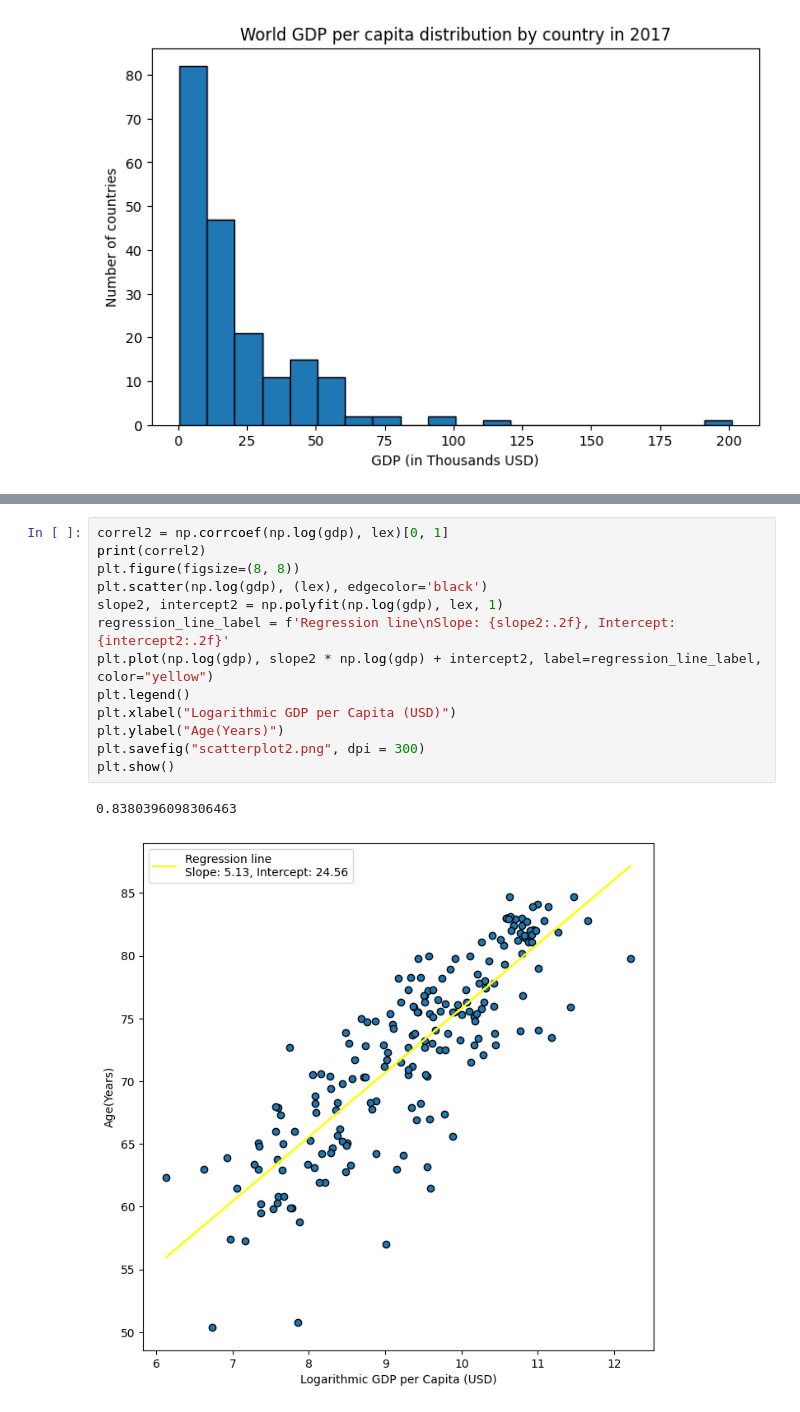
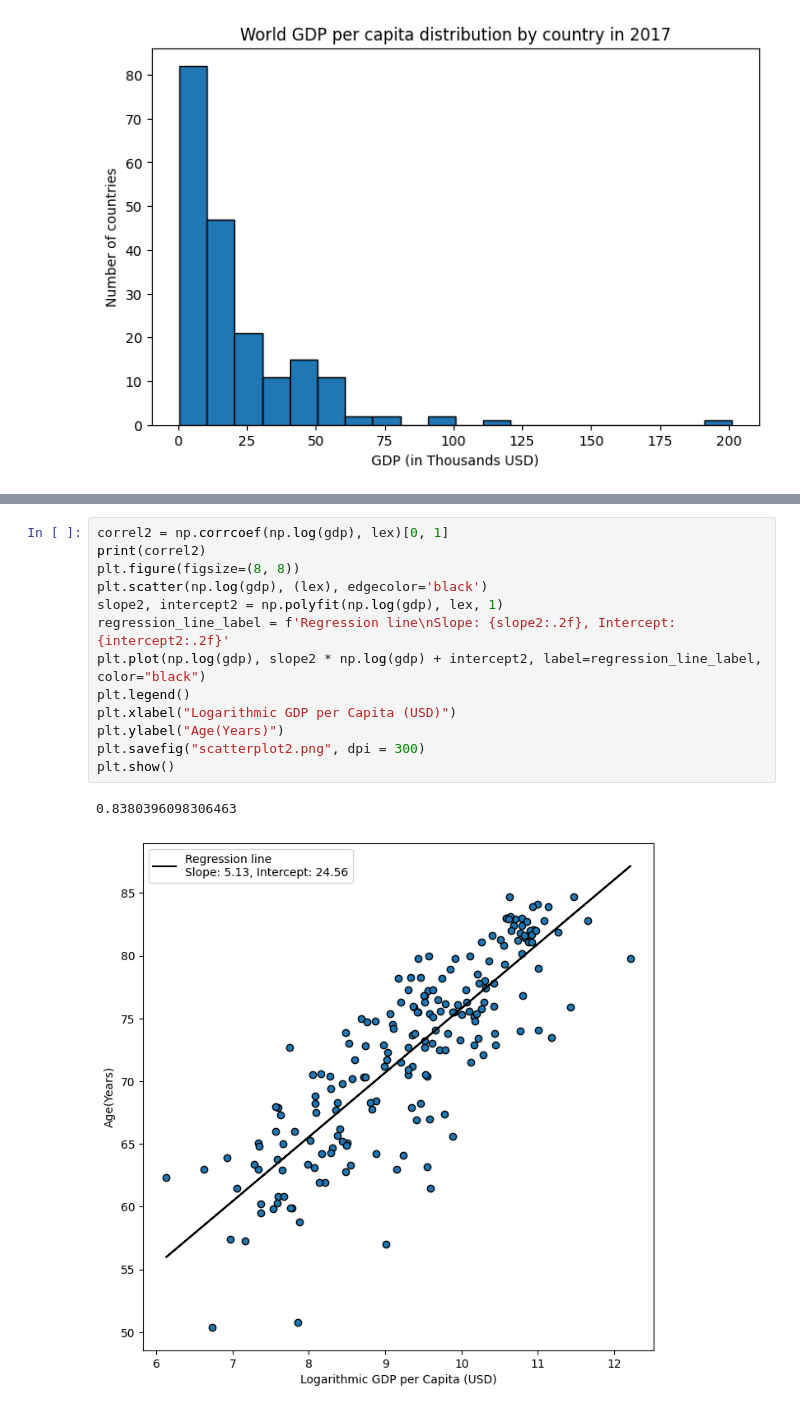
Before and after one commit to hoangbaoan1901/stats-report, a Jupyter notebook: analysis.ipynb, the cells around one changed output, grey strips where cells are left out. Saved outputs shown, nothing was run; the diff lists cells and outputs as text.

```diff
--- a/analysis.ipynb
+++ b/analysis.ipynb
@@ -81,16 +90,16 @@ plt.show()
 # %%
 correl2 = np.corrcoef(np.log(gdp), lex)[0, 1]
 print(correl2)
 plt.figure(figsize=(8, 8))
 plt.scatter(np.log(gdp), (lex), edgecolor='black')
 slope2, intercept2 = np.polyfit(np.log(gdp), lex, 1)
 regression_line_label = f'Regression line\nSlope: {slope2:.2f}, Intercept: {intercept2:.2f}'
-plt.plot(np.log(gdp), slope2 * np.log(gdp) + intercept2, label=regression_line_label, color="yellow")
+plt.plot(np.log(gdp), slope2 * np.log(gdp) + intercept2, label=regression_line_label, color="black")
 plt.legend()
 plt.xlabel("Logarithmic GDP per Capita (USD)")
 plt.ylabel("Age(Years)")
 plt.savefig("scatterplot2.png", dpi = 300)
 plt.show()
 # %% [output]
 0.8380396098306463
-[figure, old version]
+[figure, new version]
```
Also changed, not shown: parts of 3 cells of this notebook, 2 other files.
